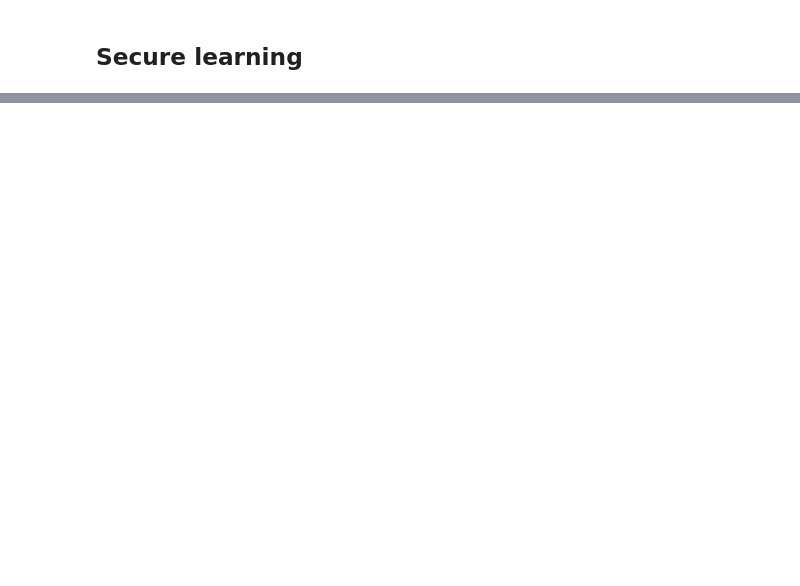
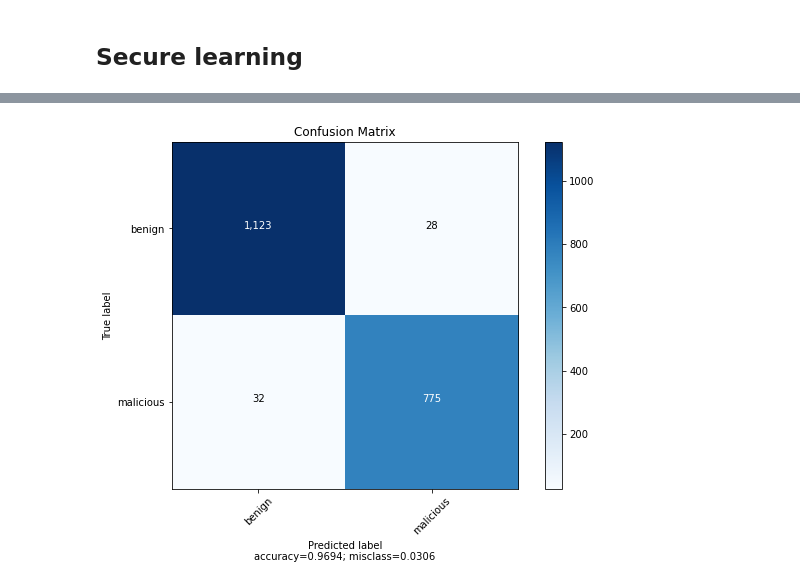
Before and after one commit to DHuertasTR/SecureLearningDRL, a Jupyter notebook: code 2021/Adversarial_training.ipynb, the cells around one changed output, grey strips where cells are left out. Saved outputs shown, nothing was run; the diff lists cells and outputs as text; code cells hidden in the pictures; blank space fills up the shorter version.

```diff
--- a/code 2021/Adversarial_training.ipynb
+++ b/code 2021/Adversarial_training.ipynb
@@ -210,0 +279,12 @@ NameError: name 'confusion_matrix' is not defined
+# %%
+model=jb.load('rfDefense2021.sav')
+# %%
+pred=model.predict(golden_X_test)
+cm=confusion_matrix(golden_Y_test, pred)
+
+accuracy = accuracy_score(golden_Y_test,pred)
+print(rdF)
+print(accuracy)
+print(classification_report(golden_Y_test,pred, labels=None))
+
+print(cm)
@@ -210,0 +305,4 @@ NameError: name 'confusion_matrix' is not defined
+# %%
+plot_confusion_matrix(cm, normalize = False, target_names = ['benign', 'malicious'], title = "Confusion Matrix")
+# %% [output]
+[figure, added]
```
Also changed, not shown: parts of 6 cells of this notebook.
